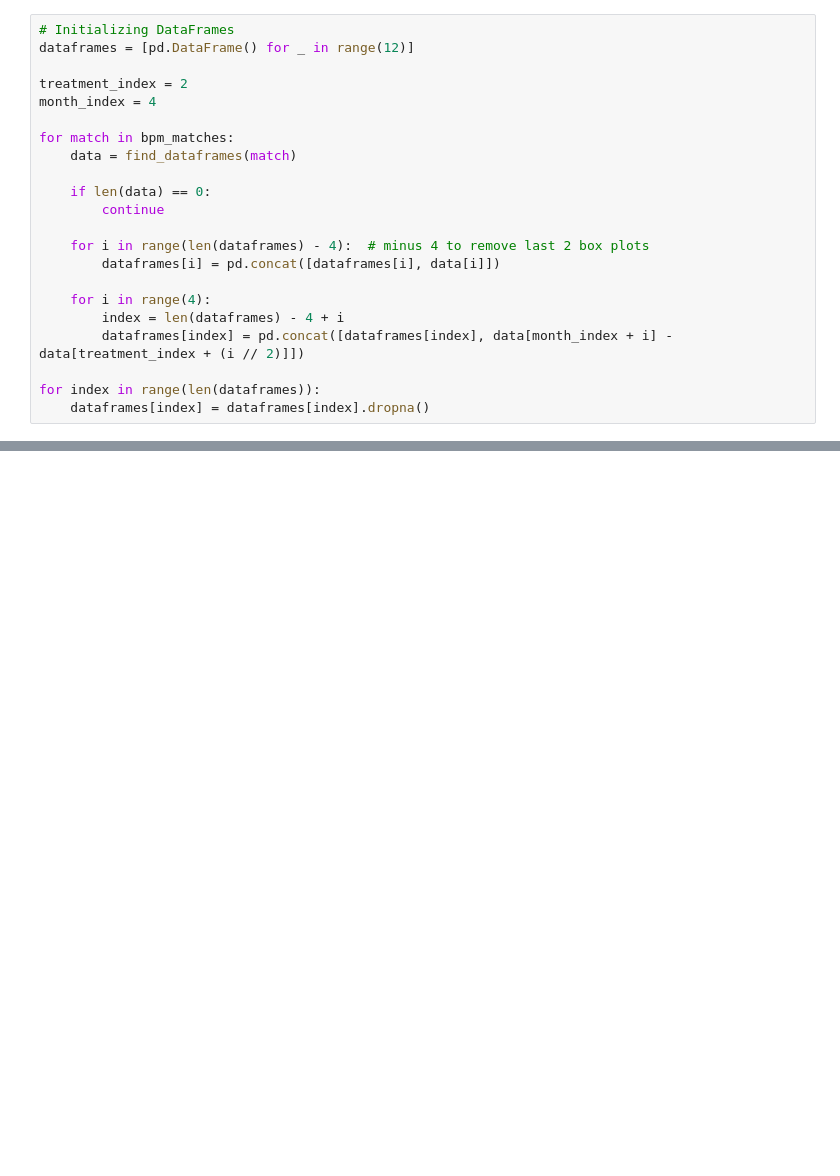
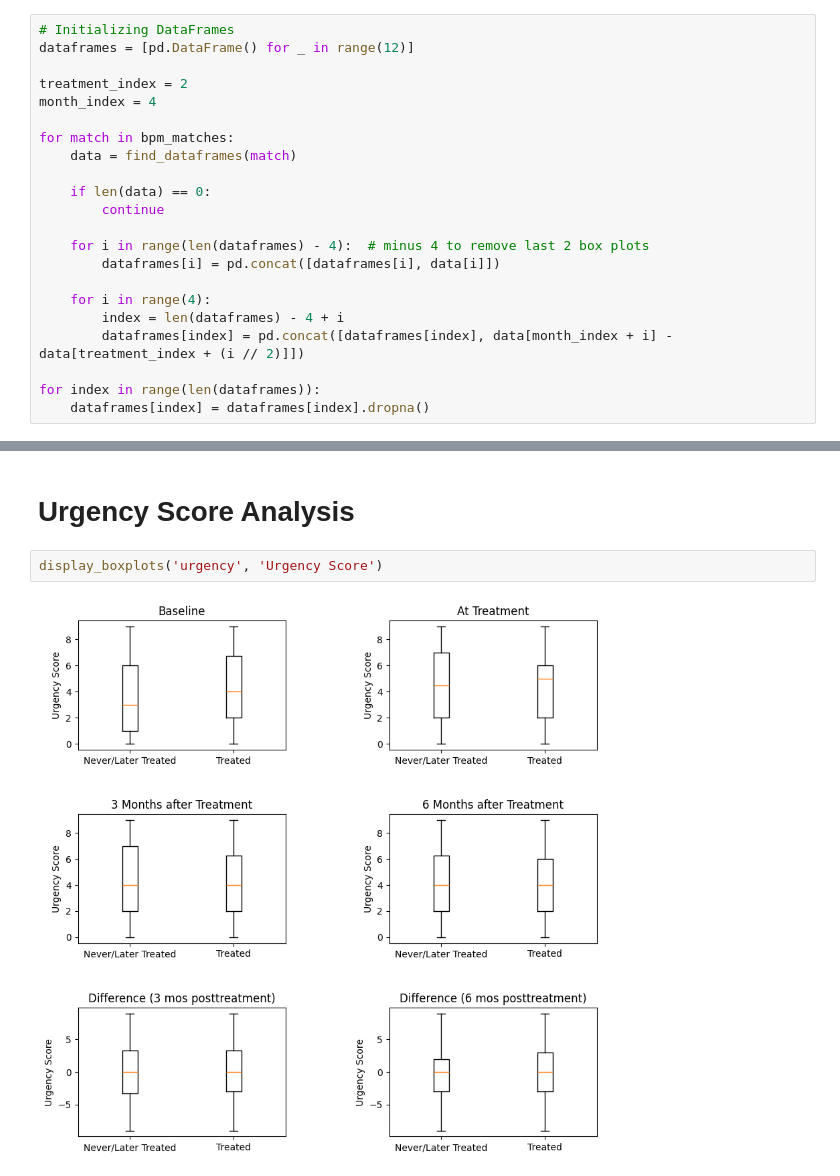
Before and after one commit to LOK-PLOK/Assignment_1_Data_Analytics, a Jupyter notebook: BRSM.ipynb, the cells around one changed output, grey strips where cells are left out. Drawn from its saved outputs; the diff is of its cells as text; blank space fills up the shorter version.

```diff
--- a/BRSM.ipynb
+++ b/BRSM.ipynb
@@ -391,0 +433,6 @@ for index in range(len(dataframes)):
+# %% [markdown]
+# Urgency Score Analysis
+# %%
+display_boxplots('urgency', 'Urgency Score')
+# %% [output]
+[figure, added]
```
Also changed, not shown: parts of 6 cells of this notebook.
